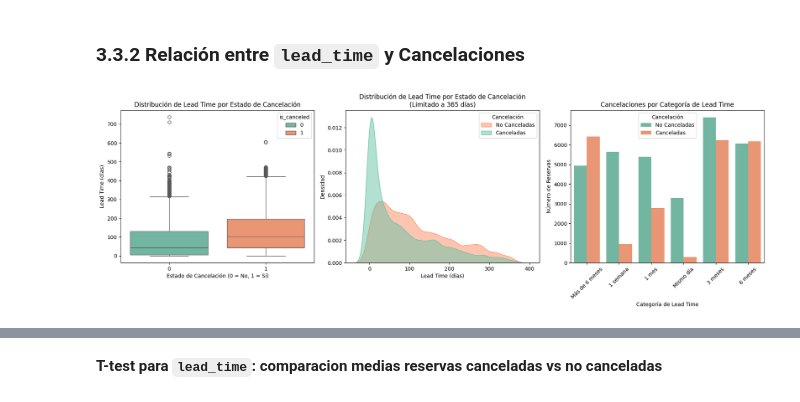
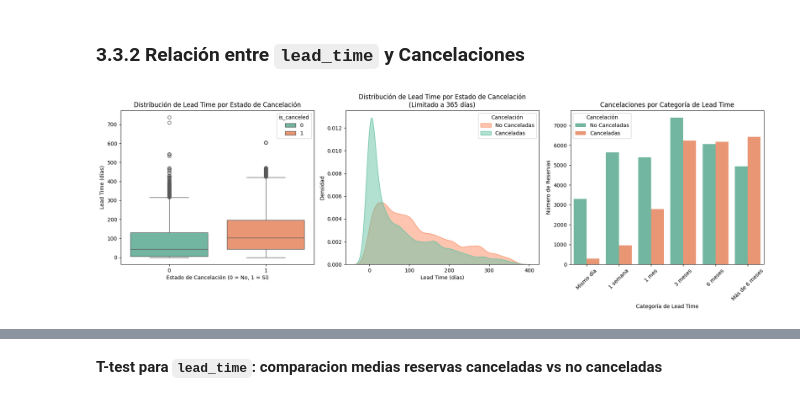
Before and after one commit to maperezp/Taller1-CDA, a Jupyter notebook: Taller1.ipynb, the cells around one changed output, grey strips where cells are left out. Saved outputs shown, nothing was run; the diff lists cells and outputs as text; code cells hidden in the pictures.

```diff
--- a/Taller1.ipynb
+++ b/Taller1.ipynb
@@ -714,33 +714,34 @@ sns.kdeplot(
     x="lead_time",
     hue="is_canceled",
     fill=True,
     common_norm=False,
     alpha=0.5,
     palette="Set2",
     ax=ax2
 )
 ax2.set_title("Distribución de Lead Time por Estado de Cancelación\n(Limitado a 365 días)")
 ax2.set_xlabel("Lead Time (días)")
 ax2.set_ylabel("Densidad")
 ax2.legend(title="Cancelación", labels=["No Canceladas", "Canceladas"])
 
 # --- 3. Conteo por categorías de Lead Time ---
 hotel_df_clean["lead_time_category"] = hotel_df_clean["lead_time"].apply(categorize_lead_time)
-
+order = ['Mismo día', '1 semana', '1 mes', '3 meses', '6 meses', 'Más de 6 meses']
 sns.countplot(
     data=hotel_df_clean,
     x="lead_time_category",
     hue="is_canceled",
     palette="Set2",
-    ax=ax3
+    ax=ax3, order=order
 )
 ax3.set_title("Cancelaciones por Categoría de Lead Time")
 ax3.set_xlabel("Categoría de Lead Time")
 ax3.set_ylabel("Número de Reservas")
 ax3.legend(title="Cancelación", labels=["No Canceladas", "Canceladas"])
 ax3.tick_params(axis="x", rotation=45)
 
 plt.tight_layout()
+plt.savefig("figs/leadtime_vs_cancelaciones.png")
 plt.show()
 # %% [output]
-[figure, old version]
+[figure, new version]
```
Also changed, not shown: parts of 9 cells of this notebook, 9 other files.
